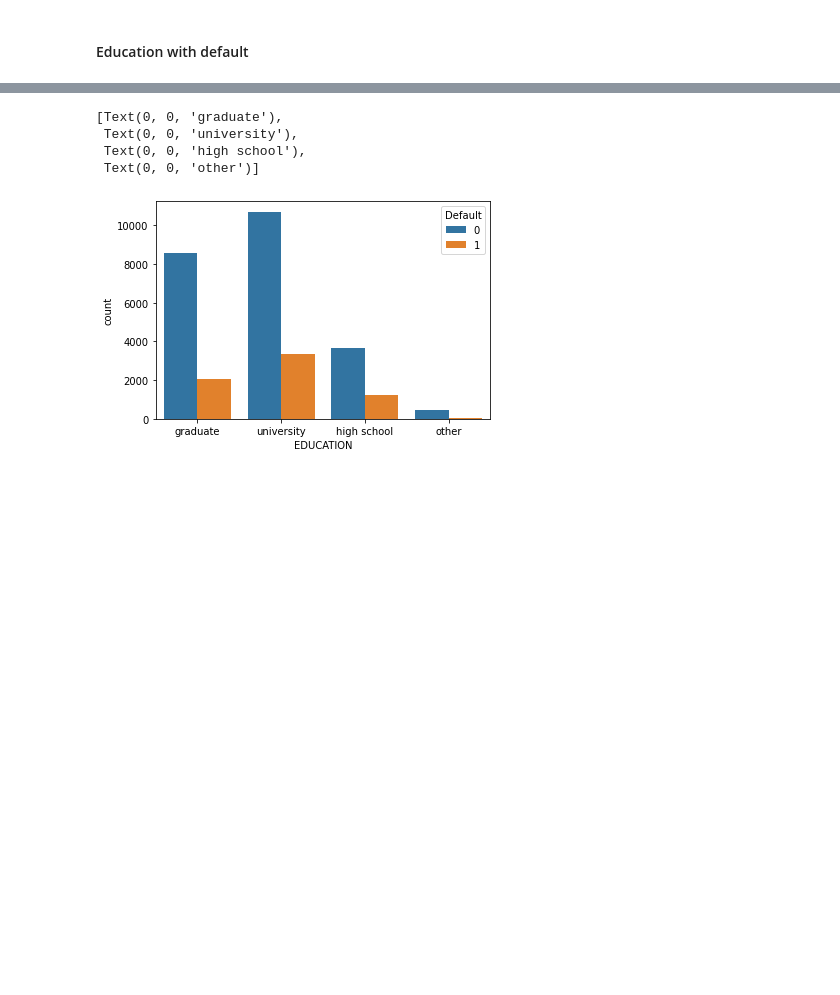
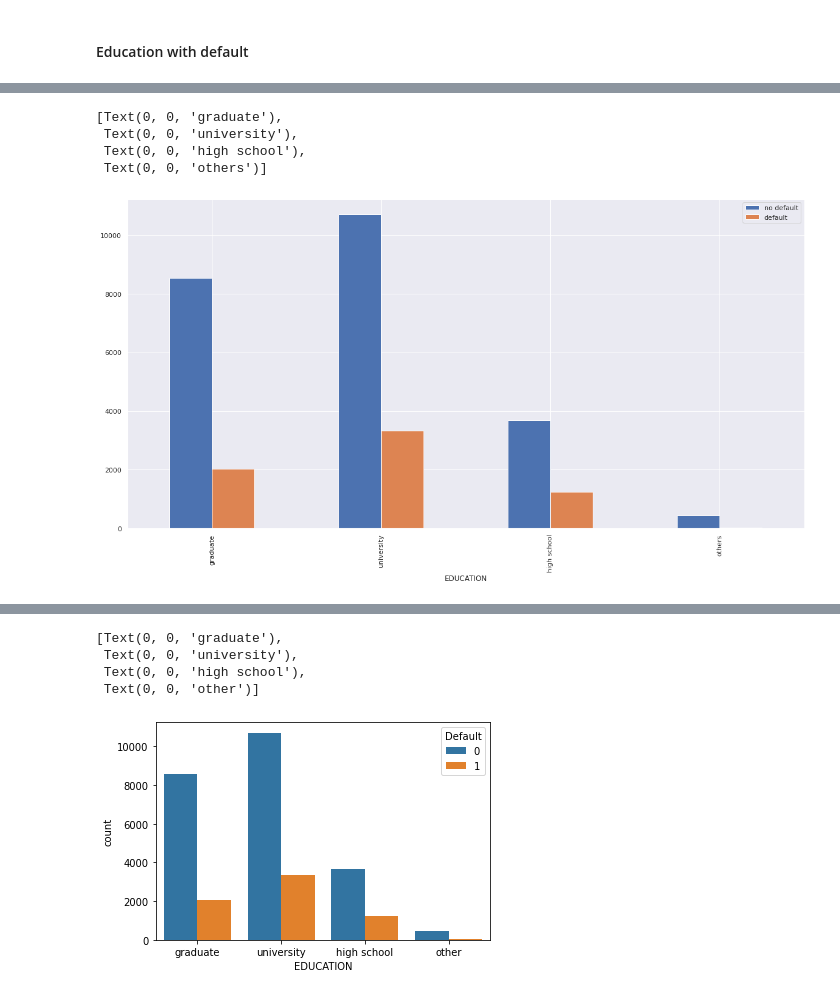
Before and after one commit to HeHeHuang/DataAnalytic, a Jupyter notebook: MayBank_DataScientist_Assessment.ipynb, the cells around one changed output, grey strips where cells are left out. Cells and saved outputs as stored; diff of their text form; code cells hidden in the pictures; blank space fills up the shorter version.

```diff
--- a/MayBank_DataScientist_Assessment.ipynb
+++ b/MayBank_DataScientist_Assessment.ipynb
@@ -279,0 +296,6 @@ cross_table_edu
+# %%
+education_no_default = df.groupby(df['EDUCATION'][df['Default']==0]).size().reset_index(name='no default')
+education_default = df.groupby(df['EDUCATION'][df['Default']==1]).size().reset_index(name='default')
+education_total = df.groupby(df['EDUCATION']).size().reset_index(name='total')
+education_total
+education_default
@@ -279,0 +308,3 @@ cross_table_edu
+# %%
+education = education_no_default.join(education_default.set_index('EDUCATION'),on='EDUCATION').join(education_total.set_index('EDUCATION'),on= 'EDUCATION')
+education
@@ -279,0 +317,9 @@ cross_table_edu
+# %%
+education_plot = education.iloc[:,0:3].plot(kind='bar',x='EDUCATION')
+education_plot.set_xticklabels(['graduate','university','high school','others'])
+# %% [output]
+[Text(0, 0, 'graduate'),
+ Text(0, 0, 'university'),
+ Text(0, 0, 'high school'),
+ Text(0, 0, 'others')]
+[figure, added]
```
Also changed, not shown: parts of 29 cells of this notebook.
